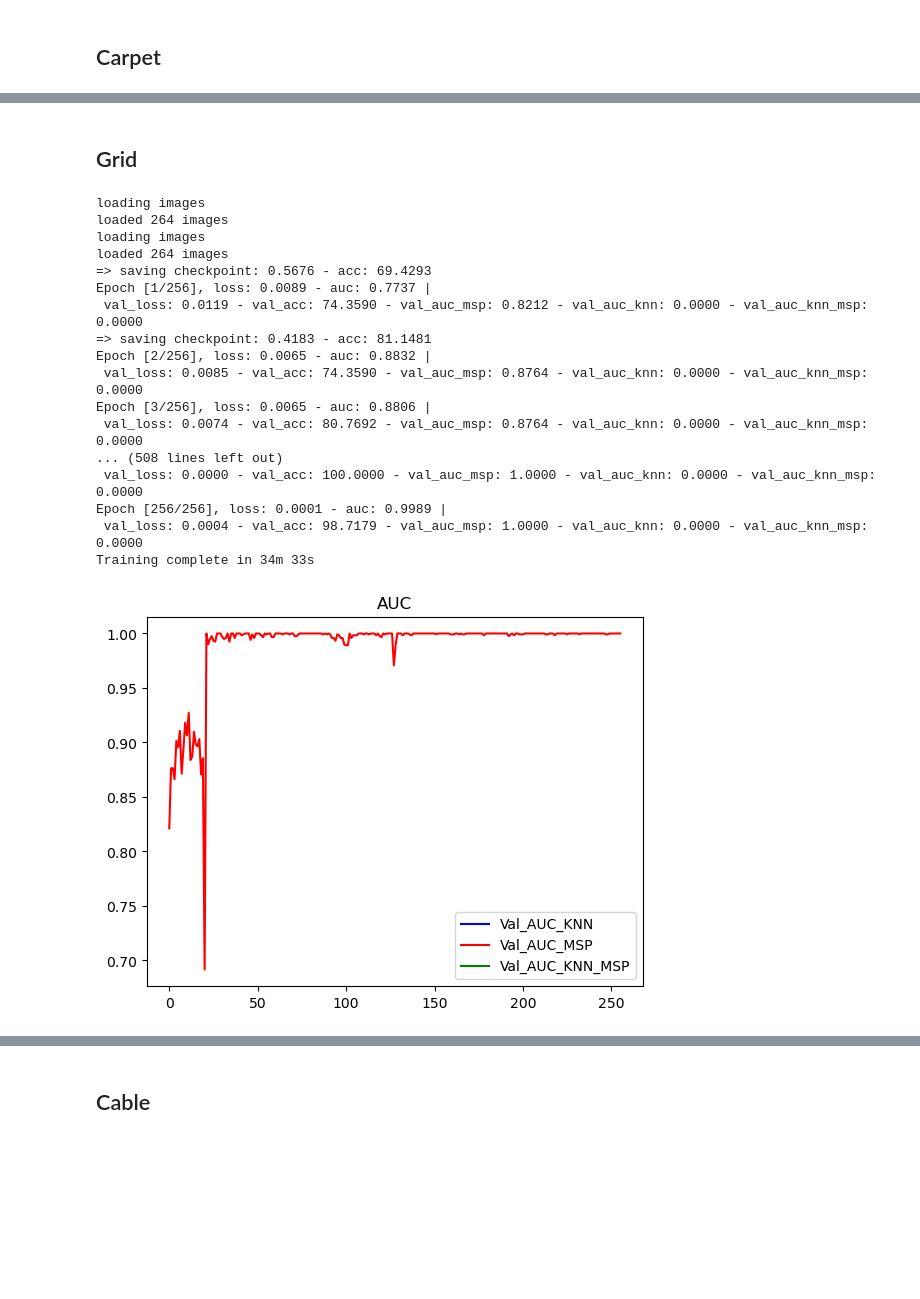
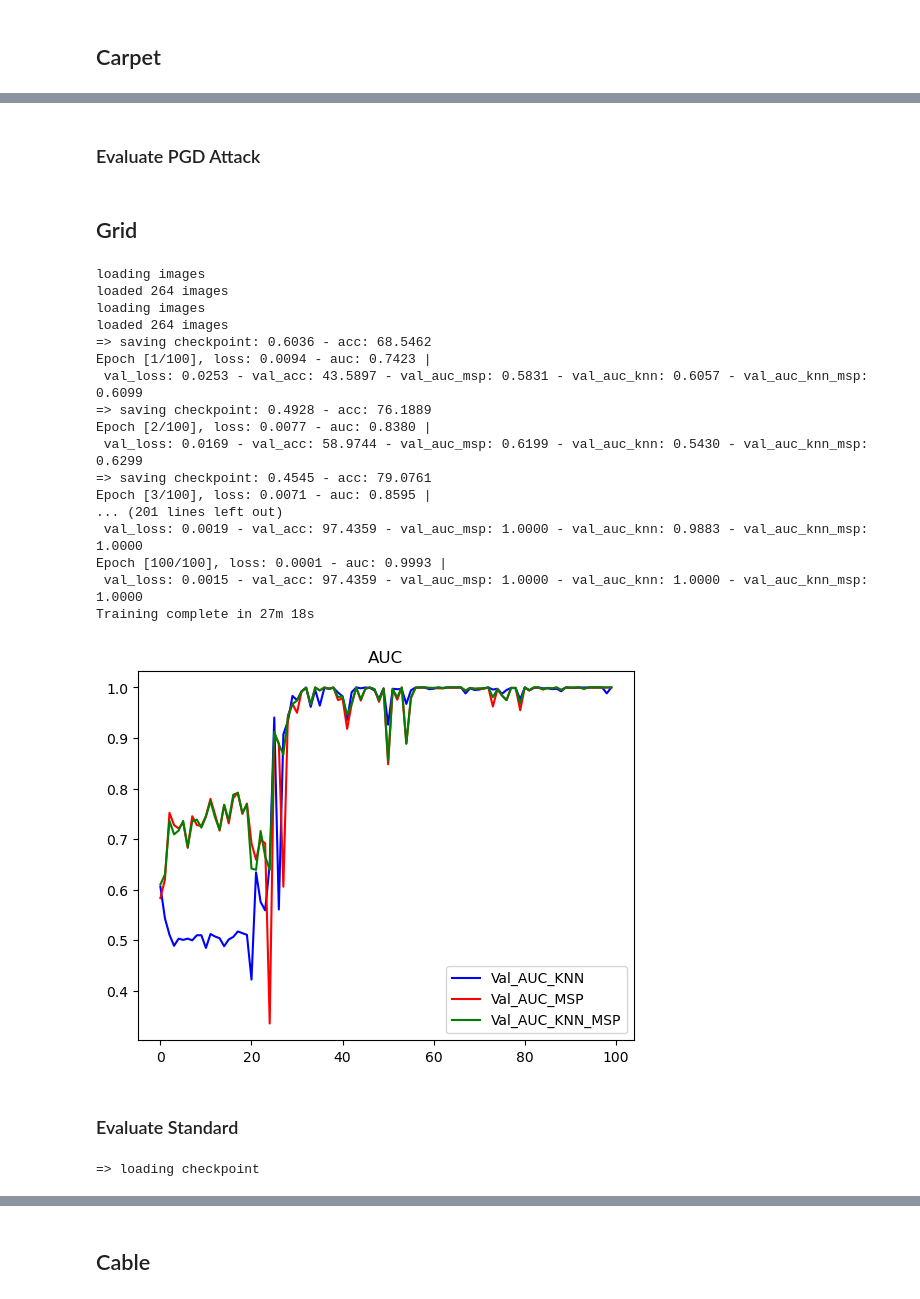
Before and after one commit to yaldashbz/pytorch-cutpaste, a Jupyter notebook: cutpaste_train.ipynb, the cells around one changed output, grey strips where cells are left out. Drawn from its saved outputs; the diff is of its cells as text; code cells hidden in the pictures; blank space fills up the shorter version.

```diff
--- a/cutpaste_train.ipynb
+++ b/cutpaste_train.ipynb
@@ -249,13 +256,14 @@ if args.freeze_net > 0 and args.pretrained:
 # %%
+device = 'cuda' if torch.cuda.is_available() else 'cpu'
 weight_decay = 0.00003
 momentum = 0.9
 
 
+model = build_model(args, device)
 loss_fn = torch.nn.CrossEntropyLoss()
 if args.optim == "sgd":
     optimizer = optim.SGD(model.parameters(), lr=args.learninig_rate, momentum=momentum,  weight_decay=weight_decay)
     scheduler = CosineAnnealingWarmRestarts(optimizer, args.epochs)
-    #scheduler = None
 elif args.optim == "adam":
     optimizer = optim.Adam(model.parameters(), lr=args.learninig_rate, weight_decay=weight_decay)
     scheduler = None
@@ -379,13 +422,11 @@ def fit(model, train_dl, valid_dl, train_loader_normal, loss_fn, optimizer, num_
             model.unfreeze()
         train_auc, loss, acc = train(model, train_dl, loss_fn, optimizer, device)
         val_auc, val_loss, val_acc, preds, targs = evaluate(model, valid_dl, loss_fn, device)
-        val_auc_knn = 0
-        msp_knn_auc = 0
-        # val_auc_knn, distances, _ = knn_evaluate(model, valid_dl, train_loader_normal, loss_fn, device)
+        val_auc_knn, distances, _ = knn_evaluate(model, valid_dl, train_loader_normal, loss_fn, device)
 
-        # out = preds + (distances / np.linalg.norm(distances))
-        # fpr, tpr, thresholds = metrics.roc_curve(targs, out)
-        # msp_knn_auc = metrics.auc(fpr, tpr)
+        out = preds + (distances / np.linalg.norm(distances))
+        fpr, tpr, thresholds = metrics.roc_curve(targs, out)
+        msp_knn_auc = metrics.auc(fpr, tpr)
 
         losses.append(loss)
         accs.append(acc)
@@ -393,8 +434,8 @@ def fit(model, train_dl, valid_dl, train_loader_normal, loss_fn, optimizer, num_
         val_accs.append(val_acc)
         auces.append(train_auc)
         val_auces.append(val_auc)
-        # val_auces_knn.append(val_auc_knn)
-        # val_auces_msp_knn.append(msp_knn_auc)
+        val_auces_knn.append(val_auc_knn)
+        val_auces_msp_knn.append(msp_knn_auc)
 
         # learning rate scheduler
         if scheduler is not None:
@@ -426,21 +467,11 @@ def plot_metrics(val_auc_knn, val_auc, val_auc_knn_msp):
     plt.show()
 # %%
 def run(args):
-    train_dataloader, train_dataloader_normal, test_dataloader = get_dataloaders(args)
     device = 'cuda' if torch.cuda.is_available() else 'cpu'
-
-    head_layers = [512]*args.head_layer+[128]
-    num_classes = 2 if args.cutpate_type is not CutPaste3Way else 3
-    model = ProjectionNet(pretrained=args.pretrained, head_layers=head_layers, num_classes=num_classes)
-    model.to(device)
-
-    if args.freeze_net > 0 and args.pretrained:
-        model.freeze_resnet()
-
     weight_decay = 0.00003
     momentum = 0.9
-
-
+    train_dataloader, train_dataloader_normal, test_dataloader = get_dataloaders(args)
+    model = build_model(args, device)
     loss_fn = torch.nn.CrossEntropyLoss()
     if args.optim == "sgd":
         optimizer = optim.SGD(model.parameters(), lr=args.learninig_rate, momentum=momentum,  weight_decay=weight_decay)
@@ -458,7 +489,7 @@ def run(args):
         loss_fn=loss_fn, optimizer=optimizer,
         num_epochs=args.epochs, device=device,
         scheduler=scheduler,
-        checkpoint_path=f'../models/model_{args.data_type}' + '_{date:%Y-%m-%d_%H_%M_%S}'.format(date=datetime.datetime.now())
+        checkpoint_path=f'../models/model_{args.data_type}' + '_{date:%Y-%m-%d_%H_%M_%S}.pth'.format(date=datetime.datetime.now())
     )
     plot_metrics(history["val_auces_knn"], history["val_auces"], history["val_auces_msp_knn"])
 # %% [markdown]
@@ -495,0 +497,4 @@ Training complete in 89m 22s
+# %%
+args.data_type = 'carpet'
+args.epochs = 100
+run(args)
@@ -495,0 +532,2 @@ Training complete in 89m 22s
+# %% [markdown]
+### Evaluate PGD Attack
@@ -497,23 +544,32 @@ Training complete in 89m 22s
 ## Grid
 # %%
 args.data_type = 'grid'
+args.epochs = 100
 run(args)
 # %% [output]
 loading images
 loaded 264 images
 loading images
 loaded 264 images
-=> saving checkpoint: 0.5676 - acc: 69.4293
-Epoch [1/256], loss: 0.0089 - auc: 0.7737 |
- val_loss: 0.0119 - val_acc: 74.3590 - val_auc_msp: 0.8212 - val_auc_knn: 0.0000 - val_auc_knn_msp: 0.0000
-=> saving checkpoint: 0.4183 - acc: 81.1481
-Epoch [2/256], loss: 0.0065 - auc: 0.8832 |
- val_loss: 0.0085 - val_acc: 74.3590 - val_auc_msp: 0.8764 - val_auc_knn: 0.0000 - val_auc_knn_msp: 0.0000
-Epoch [3/256], loss: 0.0065 - auc: 0.8806 |
- val_loss: 0.0074 - val_acc: 80.7692 - val_auc_msp: 0.8764 - val_auc_knn: 0.0000 - val_auc_knn_msp: 0.0000
-... (508 lines left out)
- val_loss: 0.0000 - val_acc: 100.0000 - val_auc_msp: 1.0000 - val_auc_knn: 0.0000 - val_auc_knn_msp: 0.0000
-Epoch [256/256], loss: 0.0001 - auc: 0.9989 |
- val_loss: 0.0004 - val_acc: 98.7179 - val_auc_msp: 1.0000 - val_auc_knn: 0.0000 - val_auc_knn_msp: 0.0000
-Training complete in 34m 33s
+=> saving checkpoint: 0.6036 - acc: 68.5462
+Epoch [1/100], loss: 0.0094 - auc: 0.7423 |
+ val_loss: 0.0253 - val_acc: 43.5897 - val_auc_msp: 0.5831 - val_auc_knn: 0.6057 - val_auc_knn_msp: 0.6099
+=> saving checkpoint: 0.4928 - acc: 76.1889
+Epoch [2/100], loss: 0.0077 - auc: 0.8380 |
+ val_loss: 0.0169 - val_acc: 58.9744 - val_auc_msp: 0.6199 - val_auc_knn: 0.5430 - val_auc_knn_msp: 0.6299
+=> saving checkpoint: 0.4545 - acc: 79.0761
+Epoch [3/100], loss: 0.0071 - auc: 0.8595 |
+... (201 lines left out)
+ val_loss: 0.0019 - val_acc: 97.4359 - val_auc_msp: 1.0000 - val_auc_knn: 0.9883 - val_auc_knn_msp: 1.0000
+Epoch [100/100], loss: 0.0001 - auc: 0.9993 |
+ val_loss: 0.0015 - val_acc: 97.4359 - val_auc_msp: 1.0000 - val_auc_knn: 1.0000 - val_auc_knn_msp: 1.0000
+Training complete in 27m 18s
-[figure, old version]
+[figure, new version]
+# %% [markdown]
+### Evaluate Standard
+# %%
+model = build_model(args, device)
+checkpoint_path = '../models/model_grid_2023-09-26_10_17_23.pth'
+load_checkpoint(checkpoint_path, model)
+# %% [output]
+=> loading checkpoint
```
Also changed, not shown: parts of 29 cells of this notebook, 1 other file.
